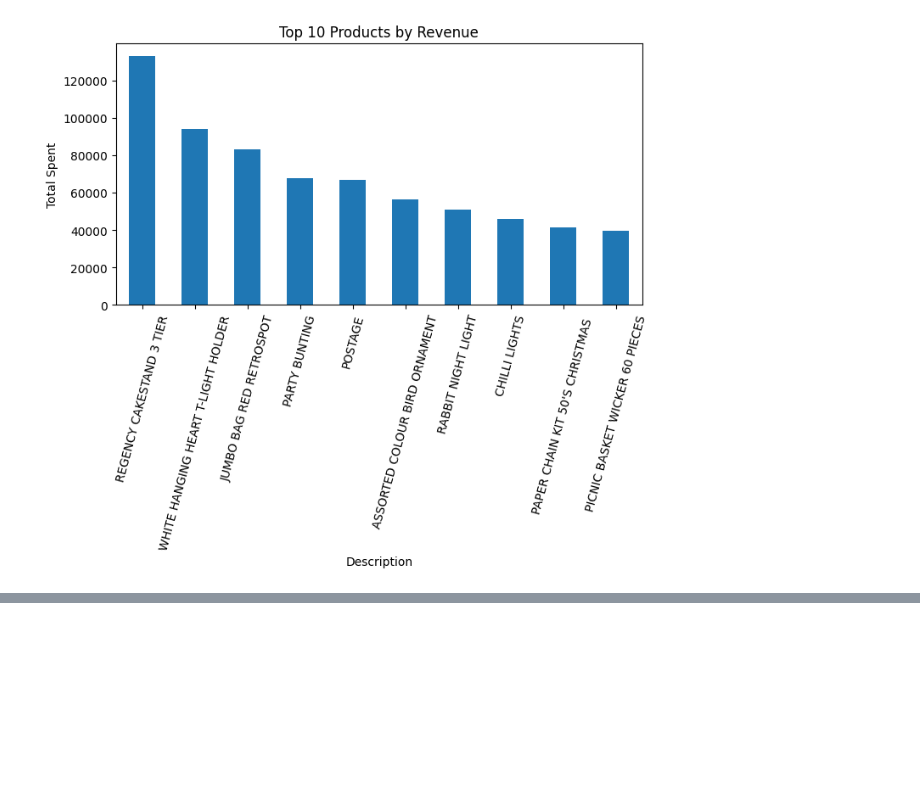
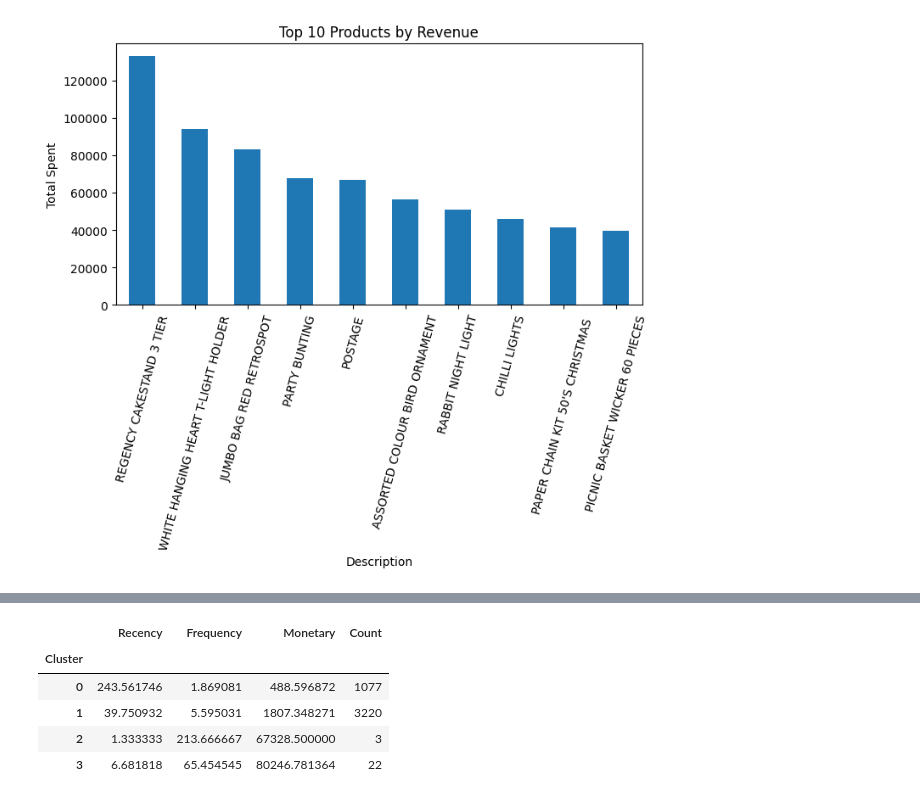
Before and after one commit to Rahamatulla-Mothukuri/Customer-Segmentation, a Jupyter notebook: Customer Segmentation.ipynb, the cells around one changed output, grey strips where cells are left out. Cells and saved outputs as stored; diff of their text form; code cells hidden in the pictures; blank space fills up the shorter version.

```diff
--- a/Customer Segmentation.ipynb
+++ b/Customer Segmentation.ipynb
@@ -256,0 +295,19 @@ plt.show()
+# %%
+cluster_summary = (
+    rfm.groupby("Cluster")
+       .agg(
+           Recency=("Recency", "mean"),
+           Frequency=("Frequency", "mean"),
+           Monetary=("Monetary", "mean"),
+           Count=("CustomerID", "count")
+       )
+)
+
+cluster_summary
+# %% [output]
+|  | Recency | Frequency | Monetary | Count |
+| Cluster |  |  |  |  |
+| 0 | 243.561746 | 1.869081 | 488.596872 | 1077 |
+| 1 | 39.750932 | 5.595031 | 1807.348271 | 3220 |
+| 2 | 1.333333 | 213.666667 | 67328.500000 | 3 |
+| 3 | 6.681818 | 65.454545 | 80246.781364 | 22 |
```
Also changed, not shown: parts of 9 cells of this notebook.
